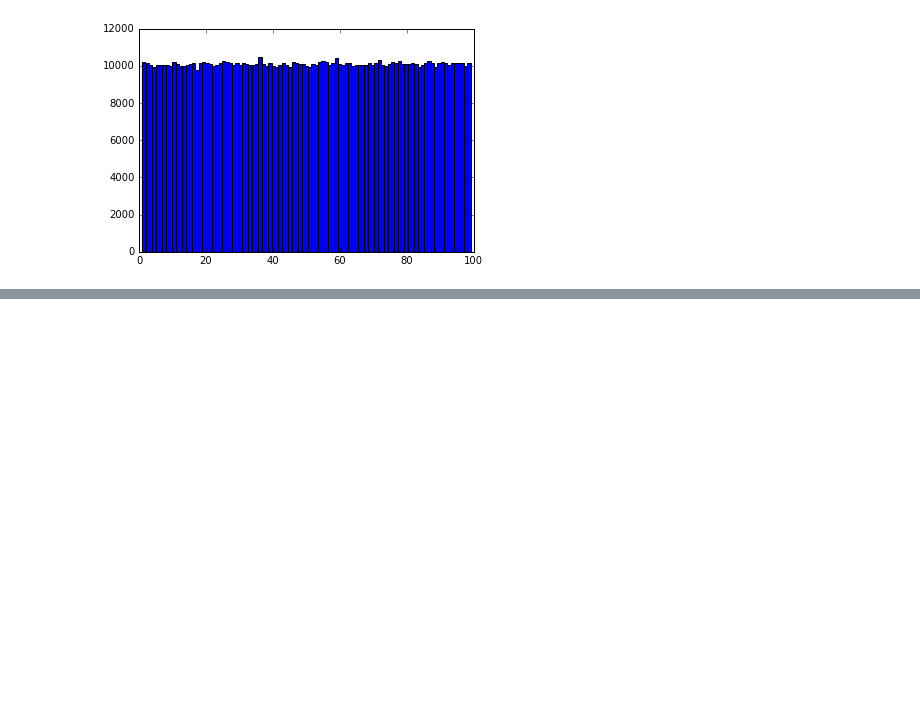
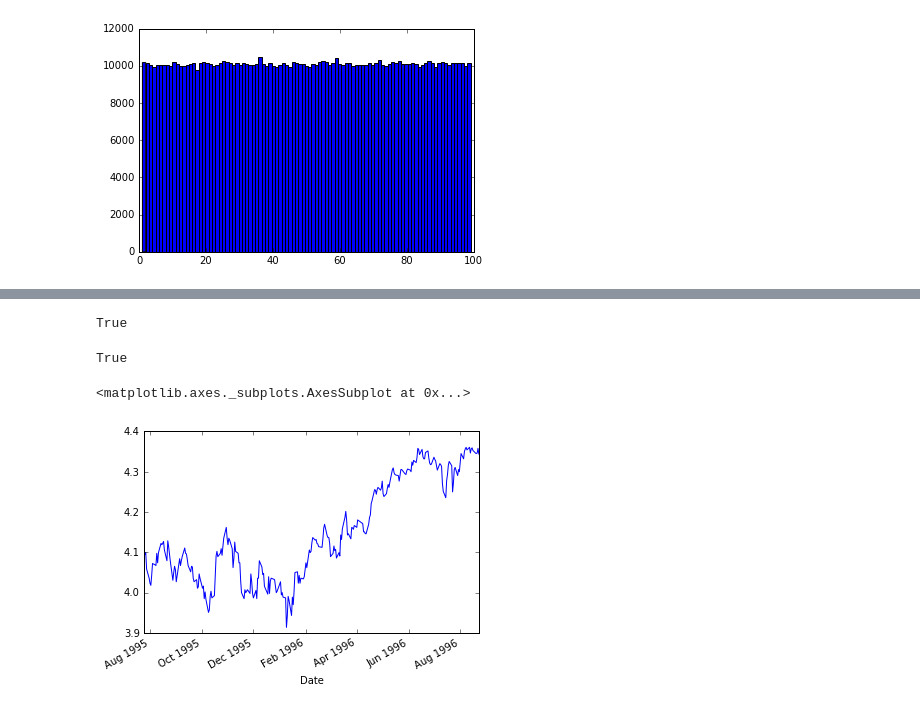
Before and after one commit to liulixiang1988/python_study_case, a Jupyter notebook: ipython-notebook-demo.ipynb, the cells around one changed output, grey strips where cells are left out. Saved outputs shown, nothing was run; the diff lists cells and outputs as text; code cells hidden in the pictures; blank space fills up the shorter version.

```diff
--- a/ipython-notebook-demo.ipynb
+++ b/ipython-notebook-demo.ipynb
@@ -86,0 +253,27 @@ hist(xs, bins=99)
+# %%
+from dateutil.parser import parse
+
+win95 = parse('24 August 1995')
+win98 = parse('25 June 1998')
+win2k = parse('17 February 2000')
+# %%
+from datetime import datetime
+parse('24 August 1995') == datetime(1995, 8, 24)
+# %% [output]
+True
+# %%
+from datetime import date
+parse('24 August 1995').date() == date(1995, 8, 24)
+# %% [output]
+True
+# %%
+from datetime import timedelta
+
+# 根据产品发布时间段来看这段时间内的股价波动，以此来盈利。
+from_dt = win95 - timedelta(days=30)
+to_dt = win95 + timedelta(days=365)
+
+df[from_dt:to_dt]['Returns'].plot()
+# %% [output]
+<matplotlib.axes._subplots.AxesSubplot at 0x...>
+[figure, added]
```
Also changed, not shown: parts of 36 cells of this notebook.
